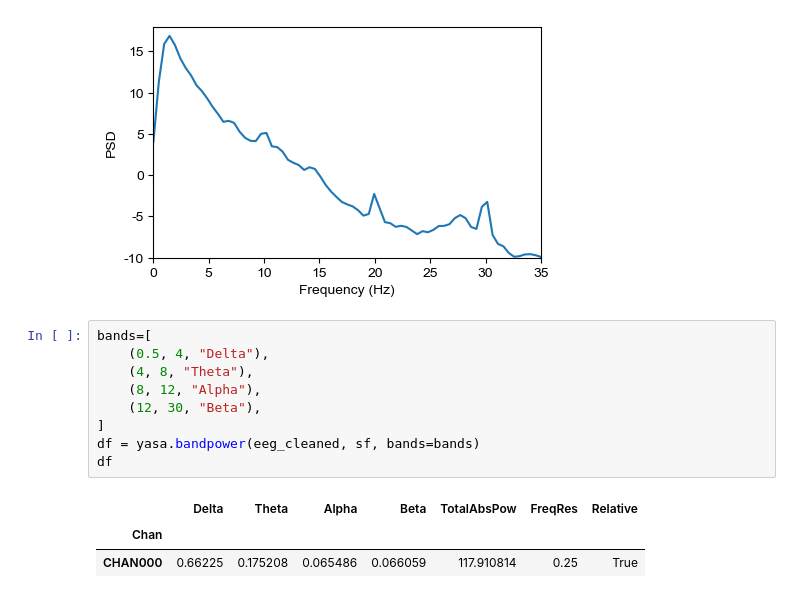
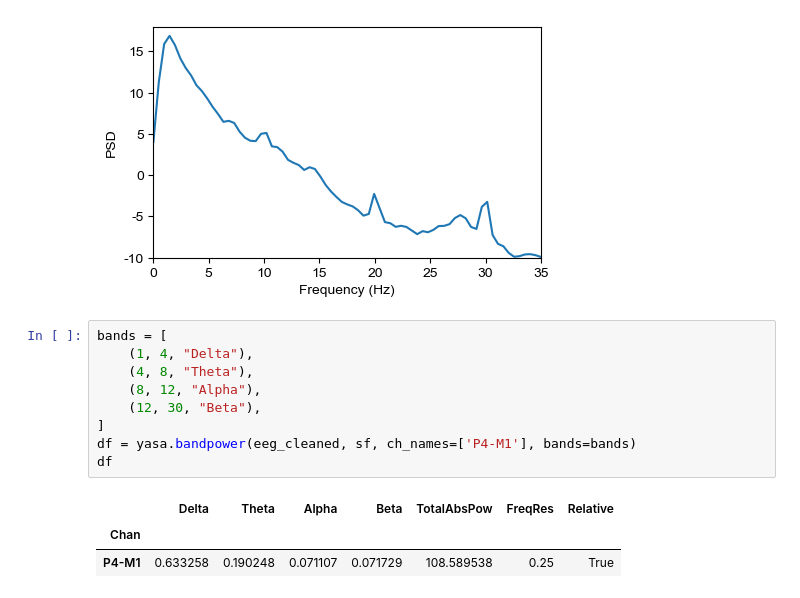
Before and after one commit to Puzzle-Li/as_monkey_eeg, a Jupyter notebook: bandpower_single_session.ipynb, the cells around one changed output. Cells and saved outputs as stored; diff of their text form.

Commit message:
change freq of interest in band power analysis

```diff
--- a/bandpower_single_session.ipynb
+++ b/bandpower_single_session.ipynb
@@ -221,15 +221,15 @@ plt.show()
 # %% [output]
 [figure]
 # %%
-bands=[
-    (0.5, 4, "Delta"),
+bands = [
+    (1, 4, "Delta"),
     (4, 8, "Theta"),
     (8, 12, "Alpha"),
     (12, 30, "Beta"),
 ]
-df = yasa.bandpower(eeg_cleaned, sf, bands=bands)
+df = yasa.bandpower(eeg_cleaned, sf, ch_names=['P4-M1'], bands=bands)
 df
 # %% [output]
 |  | Delta | Theta | Alpha | Beta | TotalAbsPow | FreqRes | Relative |
 | Chan |  |  |  |  |  |  |  |
-| CHAN000 | 0.66225 | 0.175208 | 0.065486 | 0.066059 | 117.910814 | 0.25 | True |
+| P4-M1 | 0.633258 | 0.190248 | 0.071107 | 0.071729 | 108.589538 | 0.25 | True |
```
Also changed, not shown: parts of 2 cells of this notebook.
